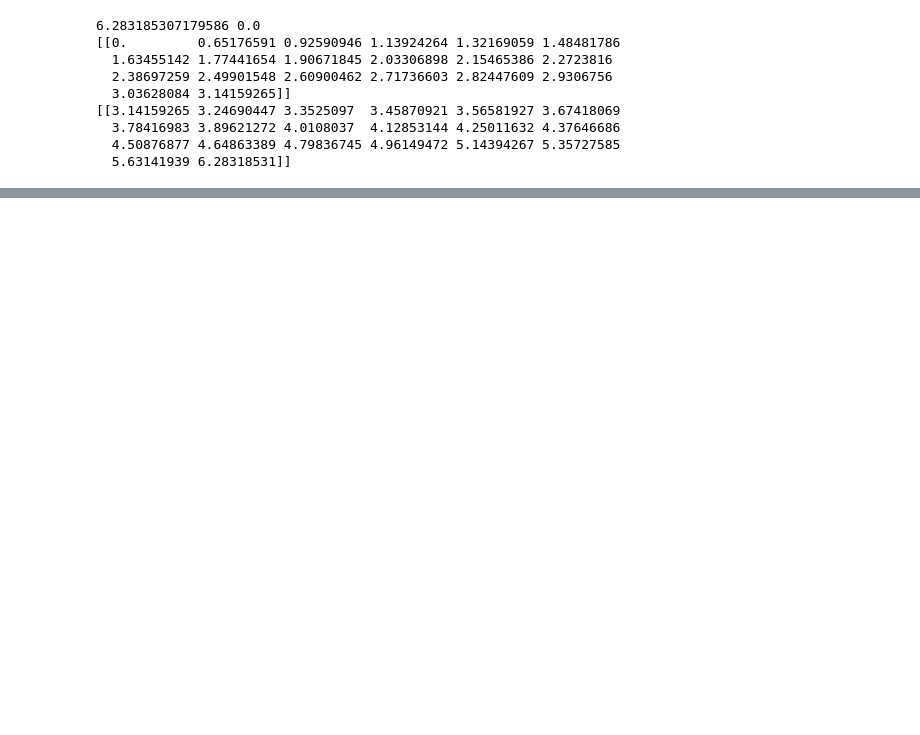
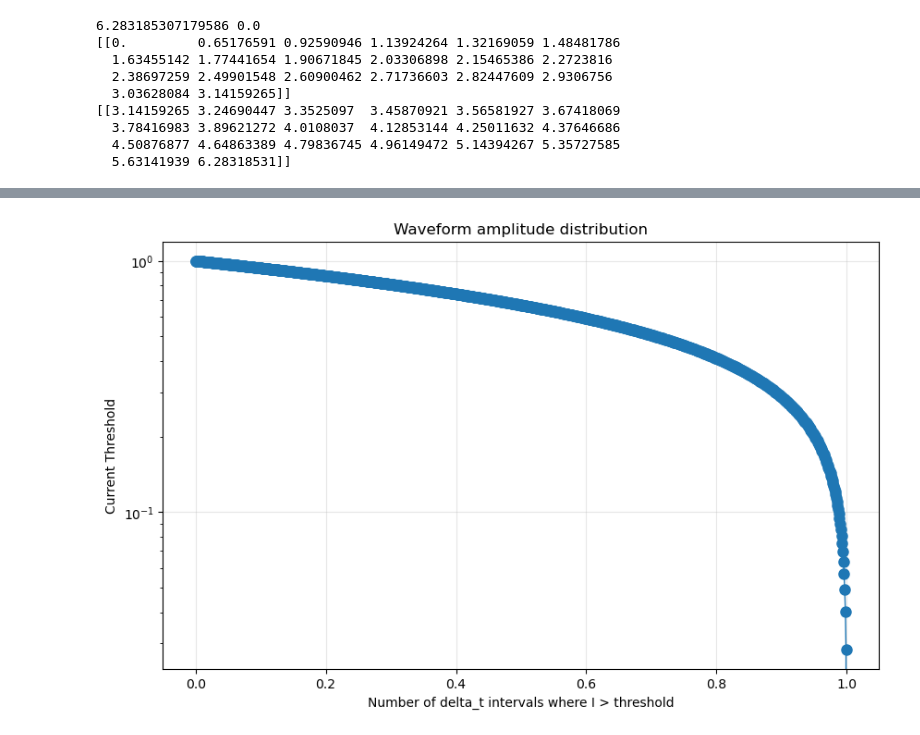
Before and after one commit to tabirako/electrical_scripts, a Jupyter notebook: base_angle_changes_with_residual_and_saturation_flux.ipynb, the cells around one changed output, grey strips where cells are left out. Drawn from its saved outputs; the diff is of its cells as text; code cells hidden in the pictures; blank space fills up the shorter version.

```diff
--- a/base_angle_changes_with_residual_and_saturation_flux.ipynb
+++ b/base_angle_changes_with_residual_and_saturation_flux.ipynb
@@ -41,0 +106,15 @@ plt.show()
+# %%
+thresholds = np.linspace(0, I.max(), 1000)
+counts = [np.sum(I > threshold)/len(I) for threshold in thresholds]
+
+plt.figure(figsize=(10, 6))
+plt.plot( thresholds, counts,marker='o', linewidth=1, markersize=8)
+plt.ylabel("Current Threshold")
+plt.xlabel("Number of delta_t intervals where I > threshold")
+plt.title("Waveform amplitude distribution")
+plt.grid(True, alpha=0.3)
+#plt.xscale('log')
+plt.yscale('log')
+plt.show()
+# %% [output]
+[figure, added]
```
Also changed, not shown: parts of 5 cells of this notebook, 1 other file.
